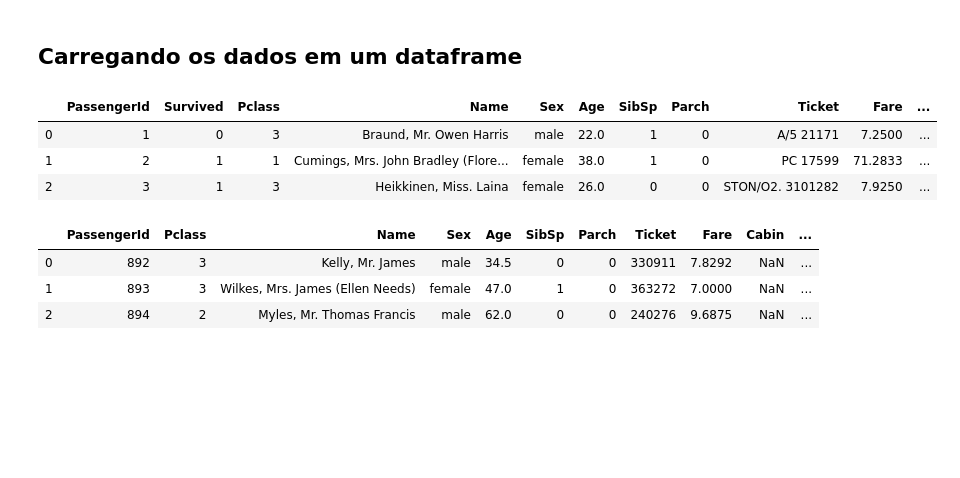
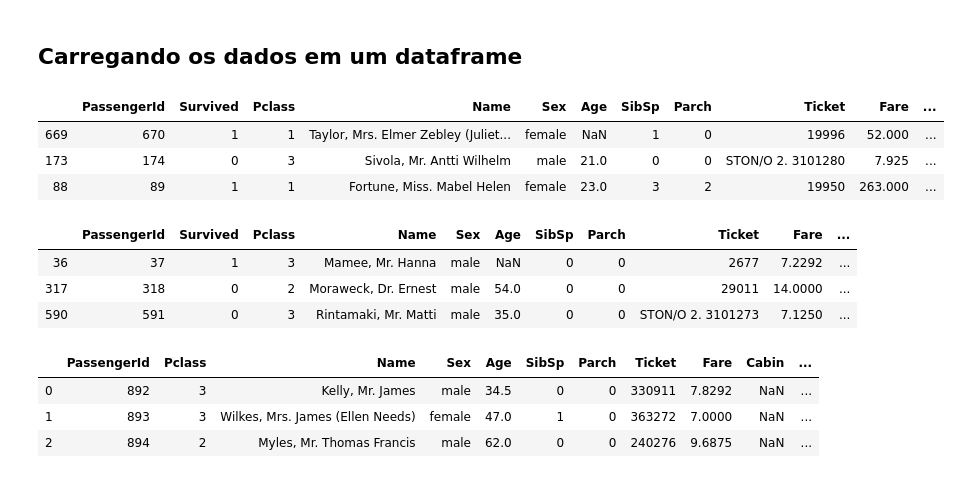
Before and after one commit to gabubellon/xp-ds-joi-2019, a Jupyter notebook: semana02/02.semana02.pandas.ipynb, the cells around one changed output. Cells and saved outputs as stored; diff of their text form; code cells hidden in the pictures; blank space fills up the shorter version.

```diff
--- a/semana02/02.semana02.pandas.ipynb
+++ b/semana02/02.semana02.pandas.ipynb
@@ -11,12 +11,20 @@ from matplotlib import style
 ## Carregando os dados em um dataframe
 # %%
 df_treino = pd.read_csv('train.csv')
-df_treino.head(3)
+df_treino.sample(3)
 # %% [output]
 |  | PassengerId | Survived | Pclass | Name | Sex | Age | SibSp | Parch | Ticket | Fare | ... |
-| 0 | 1 | 0 | 3 | Braund, Mr. Owen Harris | male | 22.0 | 1 | 0 | A/5 21171 | 7.2500 | ... |
-| 1 | 2 | 1 | 1 | Cumings, Mrs. John Bradley (Flore... | female | 38.0 | 1 | 0 | PC 17599 | 71.2833 | ... |
-| 2 | 3 | 1 | 3 | Heikkinen, Miss. Laina | female | 26.0 | 0 | 0 | STON/O2. 3101282 | 7.9250 | ... |
+| 669 | 670 | 1 | 1 | Taylor, Mrs. Elmer Zebley (Juliet... | female | NaN | 1 | 0 | 19996 | 52.000 | ... |
+| 173 | 174 | 0 | 3 | Sivola, Mr. Antti Wilhelm | male | 21.0 | 0 | 0 | STON/O 2. 3101280 | 7.925 | ... |
+| 88 | 89 | 1 | 1 | Fortune, Miss. Mabel Helen | female | 23.0 | 3 | 2 | 19950 | 263.000 | ... |
+# %%
+df_sample = df_treino.sample(3)
+df_sample
+# %% [output]
+|  | PassengerId | Survived | Pclass | Name | Sex | Age | SibSp | Parch | Ticket | Fare | ... |
+| 36 | 37 | 1 | 3 | Mamee, Mr. Hanna | male | NaN | 0 | 0 | 2677 | 7.2292 | ... |
+| 317 | 318 | 0 | 2 | Moraweck, Dr. Ernest | male | 54.0 | 0 | 0 | 29011 | 14.0000 | ... |
+| 590 | 591 | 0 | 3 | Rintamaki, Mr. Matti | male | 35.0 | 0 | 0 | STON/O 2. 3101273 | 7.1250 | ... |
 # %%
 df_test = pd.read_csv('test.csv')
 df_test.head(3)
```
Also changed, not shown: parts of 29 cells of this notebook, 1 other file.
